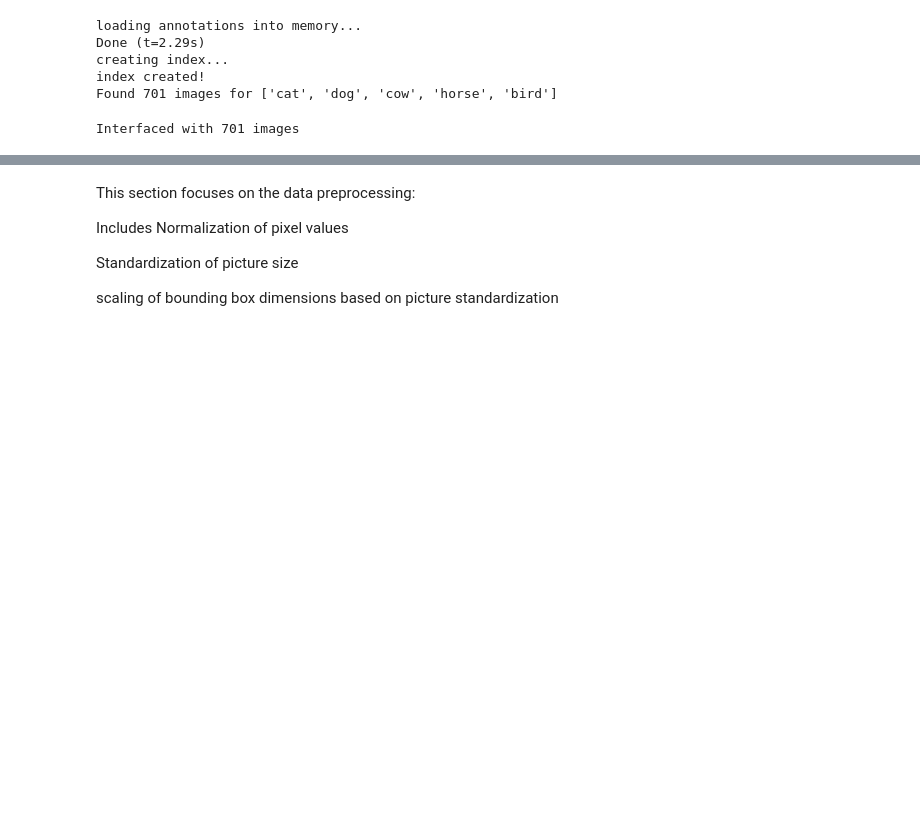
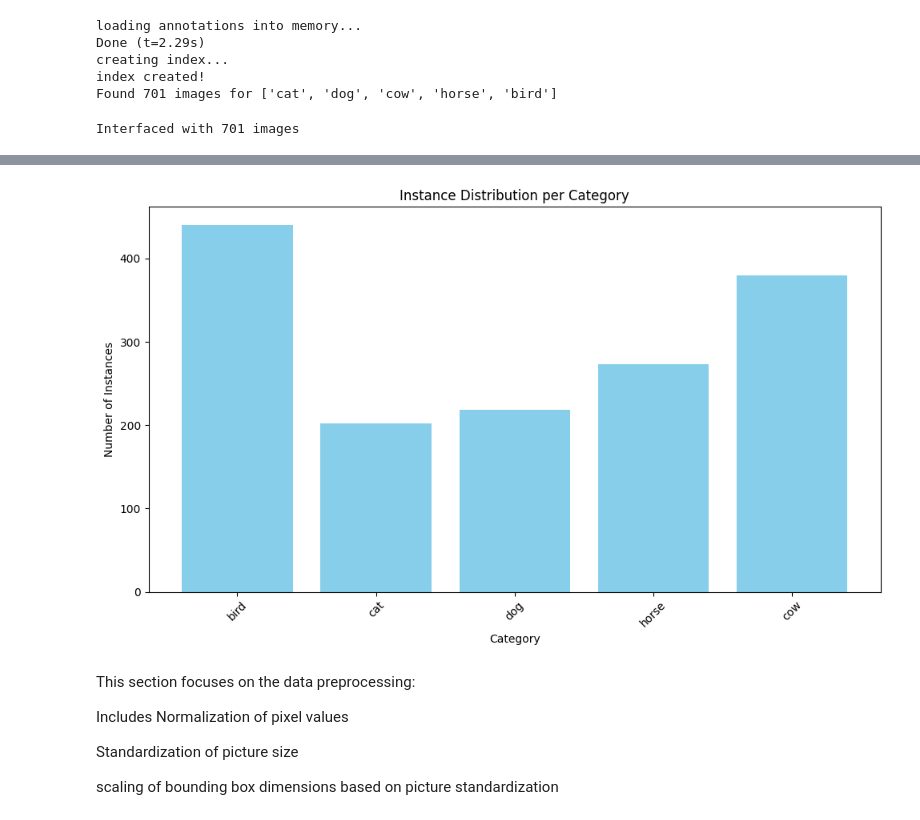
Before and after one commit to yasasawij/CS445-Project, a Jupyter notebook: main.ipynb, the cells around one changed output, grey strips where cells are left out. Drawn from its saved outputs; the diff is of its cells as text; code cells hidden in the pictures; blank space fills up the shorter version.

Commit message:
simple data distribution visualizer

```diff
--- a/main.ipynb
+++ b/main.ipynb
@@ -83,6 +84,30 @@ def display_bounded_image(coco, img, category_ids):
     annIds = coco.getAnnIds(imgIds=img['id'], catIds=category_ids, iscrowd=None)
     anns = coco.loadAnns(annIds)
     coco.showAnns(anns)
+
+def visualize_instance_distribution(category_ids, coco):
+    # Count instances per category
+    category_counts = defaultdict(int)
+    for cat_id in category_ids:
+        ann_ids = coco.getAnnIds(catIds=[cat_id])
+        category_counts[cat_id] = len(ann_ids)
+
+    # Map category IDs to names
+    cat_id_to_name = {cat['id']: cat['name'] for cat in coco.loadCats(category_ids)}
+
+    # Prepare data for plotting
+    labels = [cat_id_to_name[cat_id] for cat_id in category_ids]
+    counts = [category_counts[cat_id] for cat_id in category_ids]
+
+    # Plot
+    plt.figure(figsize=(10, 6))
+    plt.bar(labels, counts, color='skyblue')
+    plt.xlabel('Category')
+    plt.ylabel('Number of Instances')
+    plt.title('Instance Distribution per Category')
+    plt.xticks(rotation=45)
+    plt.tight_layout()
+    plt.show()
 # %%
 val_category_ids, val_image_ids, val_coco = create_coco(annotation_dir, val_data_name, relevant_categories)
 # %% [output]
@@ -109,3 +134,7 @@ display_bounded_image(val_coco, img, val_category_ids)
+# %%
+visualize_instance_distribution(val_category_ids, val_coco)
+# %% [output]
+[figure, added]
 # %% [markdown]
 This section focuses on the data preprocessing:
 
```
Also changed, not shown: parts of 2 cells of this notebook.
